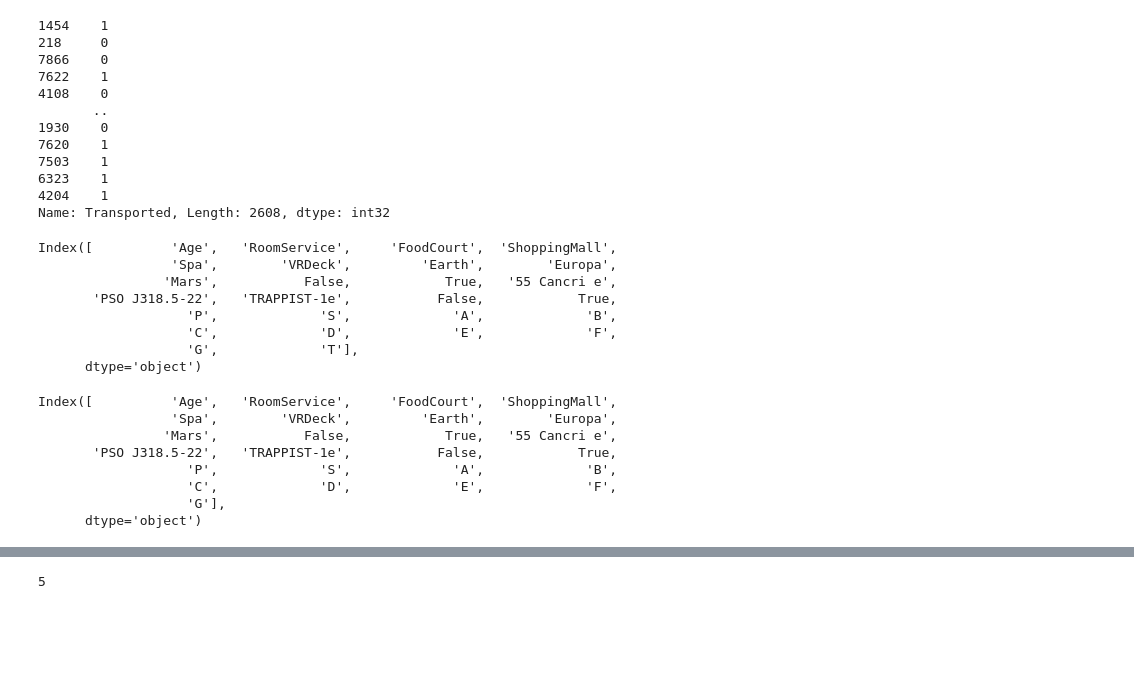
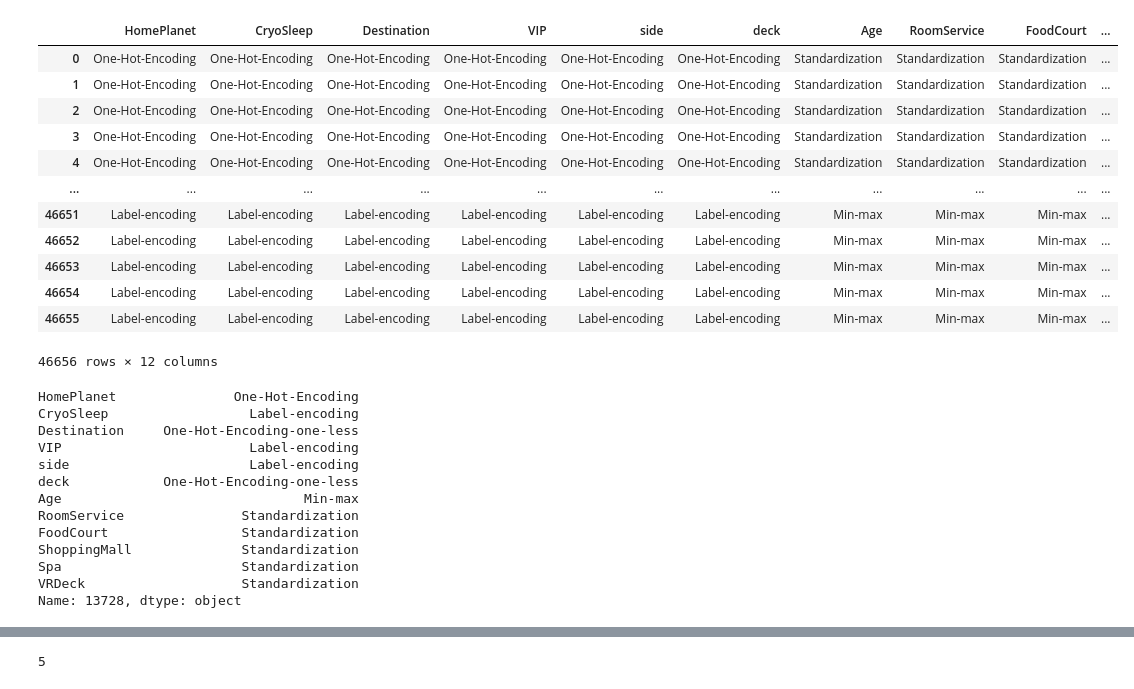
Before and after one commit to carbonedbip/Kaggle-Competitions, a Jupyter notebook: SpaceTitanic/Preparazione Dataset.ipynb, the cells around one changed output, grey strips where cells are left out. Cells and saved outputs as stored; diff of their text form; code cells hidden in the pictures; blank space fills up the shorter version.

```diff
--- a/SpaceTitanic/Preparazione Dataset.ipynb
+++ b/SpaceTitanic/Preparazione Dataset.ipynb
@@ -226,37 +273,32 @@ for row in range(len(df_lavorazioni)):
-# %%
-y_test
-# %% [output]
-1454    1
-218     0
-7866    0
-7622    1
-4108    0
-       ..
-1930    0
-7620    1
-7503    1
-6323    1
-4204    1
-Name: Transported, Length: 2608, dtype: int32
-# %%
-df_train_row.columns
-# %% [output]
-Index([          'Age',   'RoomService',     'FoodCourt',  'ShoppingMall',
-                 'Spa',        'VRDeck',         'Earth',        'Europa',
-                'Mars',           False,            True,   '55 Cancri e',
-       'PSO J318.5-22',   'TRAPPIST-1e',           False,            True,
-                   'P',             'S',             'A',             'B',
-                   'C',             'D',             'E',             'F',
-                   'G',             'T'],
-      dtype='object')
-# %%
-df_test_row.columns
-# %% [output]
-Index([          'Age',   'RoomService',     'FoodCourt',  'ShoppingMall',
-                 'Spa',        'VRDeck',         'Earth',        'Europa',
-                'Mars',           False,            True,   '55 Cancri e',
-       'PSO J318.5-22',   'TRAPPIST-1e',           False,            True,
-                   'P',             'S',             'A',             'B',
-                   'C',             'D',             'E',             'F',
-                   'G'],
-      dtype='object')
+# %%
+df_lavorazioni.loc[]
+# %% [output]
+|  | HomePlanet | CryoSleep | Destination | VIP | side | deck | Age | RoomService | FoodCourt | ... |
+| 0 | One-Hot-Encoding | One-Hot-Encoding | One-Hot-Encoding | One-Hot-Encoding | One-Hot-Encoding | One-Hot-Encoding | Standardization | Standardization | Standardization | ... |
+| 1 | One-Hot-Encoding | One-Hot-Encoding | One-Hot-Encoding | One-Hot-Encoding | One-Hot-Encoding | One-Hot-Encoding | Standardization | Standardization | Standardization | ... |
+| 2 | One-Hot-Encoding | One-Hot-Encoding | One-Hot-Encoding | One-Hot-Encoding | One-Hot-Encoding | One-Hot-Encoding | Standardization | Standardization | Standardization | ... |
+| 3 | One-Hot-Encoding | One-Hot-Encoding | One-Hot-Encoding | One-Hot-Encoding | One-Hot-Encoding | One-Hot-Encoding | Standardization | Standardization | Standardization | ... |
+| 4 | One-Hot-Encoding | One-Hot-Encoding | One-Hot-Encoding | One-Hot-Encoding | One-Hot-Encoding | One-Hot-Encoding | Standardization | Standardization | Standardization | ... |
+| ... | ... | ... | ... | ... | ... | ... | ... | ... | ... | ... |
+| 46651 | Label-encoding | Label-encoding | Label-encoding | Label-encoding | Label-encoding | Label-encoding | Min-max | Min-max | Min-max | ... |
+| 46652 | Label-encoding | Label-encoding | Label-encoding | Label-encoding | Label-encoding | Label-encoding | Min-max | Min-max | Min-max | ... |
+| 46653 | Label-encoding | Label-encoding | Label-encoding | Label-encoding | Label-encoding | Label-encoding | Min-max | Min-max | Min-max | ... |
+| 46654 | Label-encoding | Label-encoding | Label-encoding | Label-encoding | Label-encoding | Label-encoding | Min-max | Min-max | Min-max | ... |
+| 46655 | Label-encoding | Label-encoding | Label-encoding | Label-encoding | Label-encoding | Label-encoding | Min-max | Min-max | Min-max | ... |
+46656 rows × 12 columns
+# %%
+df_lavorazioni.loc[13728]
+# %% [output]
+HomePlanet               One-Hot-Encoding
+CryoSleep                  Label-encoding
+Destination     One-Hot-Encoding-one-less
+VIP                        Label-encoding
+side                       Label-encoding
+deck            One-Hot-Encoding-one-less
+Age                               Min-max
+RoomService               Standardization
+FoodCourt                 Standardization
+ShoppingMall              Standardization
+Spa                       Standardization
+VRDeck                    Standardization
+Name: 13728, dtype: object
```
Also changed, not shown: parts of 15 cells of this notebook, 1 other file.
